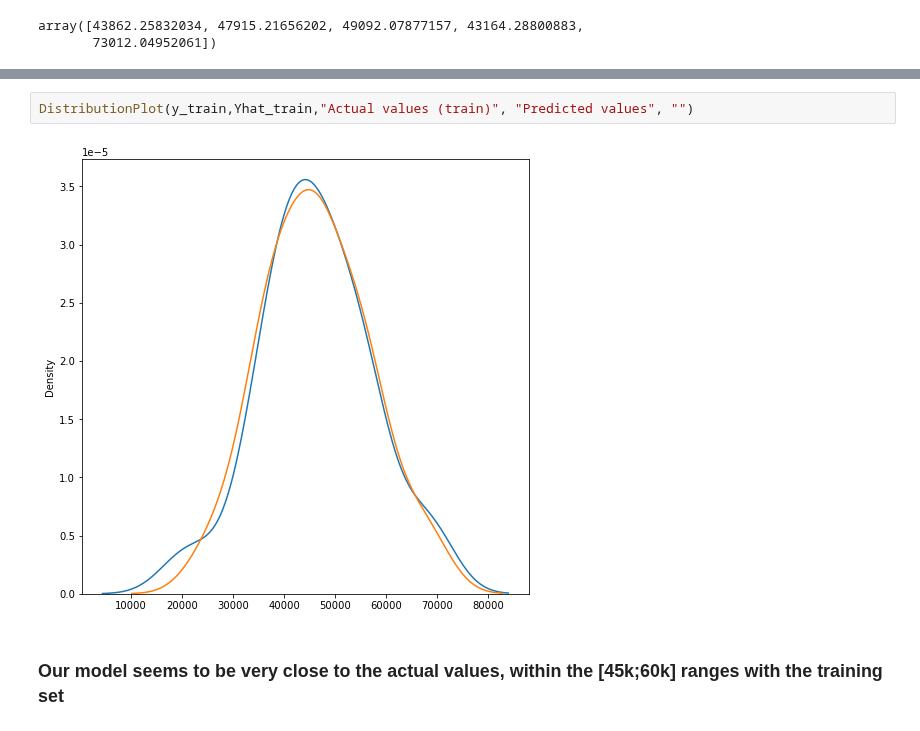
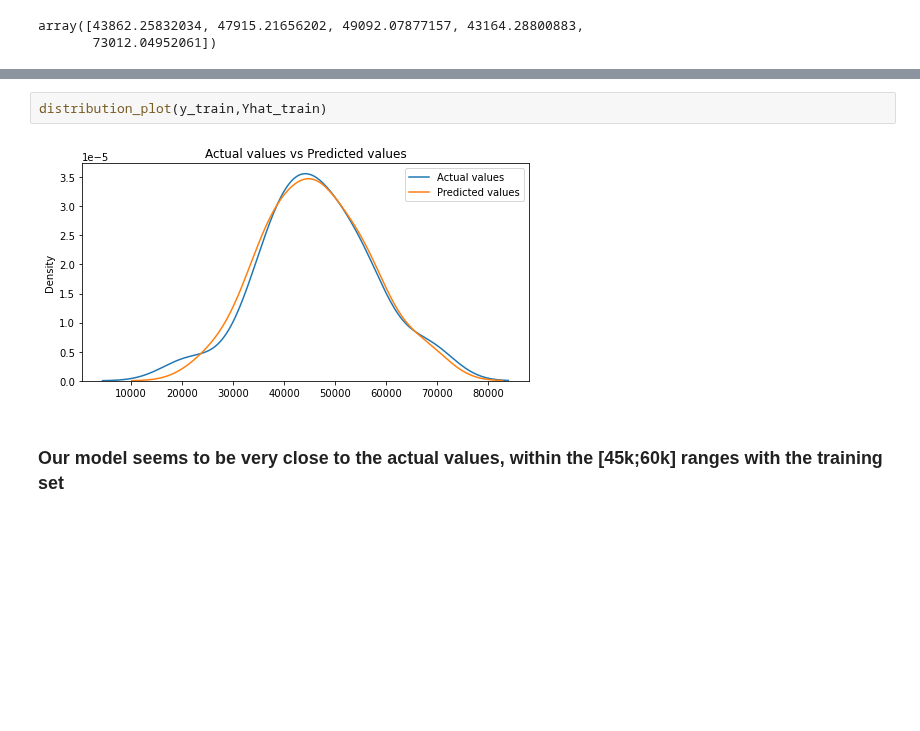
Before and after one commit to Justsecret123/NBA-Players-Stats-analysis, a Jupyter notebook: Prediction model using Points&Rebounds - Linear Regression.ipynb, the cells around one changed output, grey strips where cells are left out. Saved outputs shown, nothing was run; the diff lists cells and outputs as text; blank space fills up the shorter version.

```diff
--- a/Prediction model using Points&Rebounds - Linear Regression.ipynb
+++ b/Prediction model using Points&Rebounds - Linear Regression.ipynb
@@ -238,6 +232,6 @@ def DistributionPlot(RedFunction, BlueFunction, RedName, BlueName, Title):
-# %%
-DistributionPlot(y_train,Yhat_train,"Actual values (train)", "Predicted values", "")
-# %% [output]
-[figure, removed]
+# %%
+distribution_plot(y_train,Yhat_train)
+# %% [output]
+[figure, added]
 # %% [markdown]
 <h3 class="alert alert-info"> Our model seems to be very close to the actual values, within the [45k;60k] ranges with the training set </h3>
```
Also changed, not shown: parts of 24 cells of this notebook.
